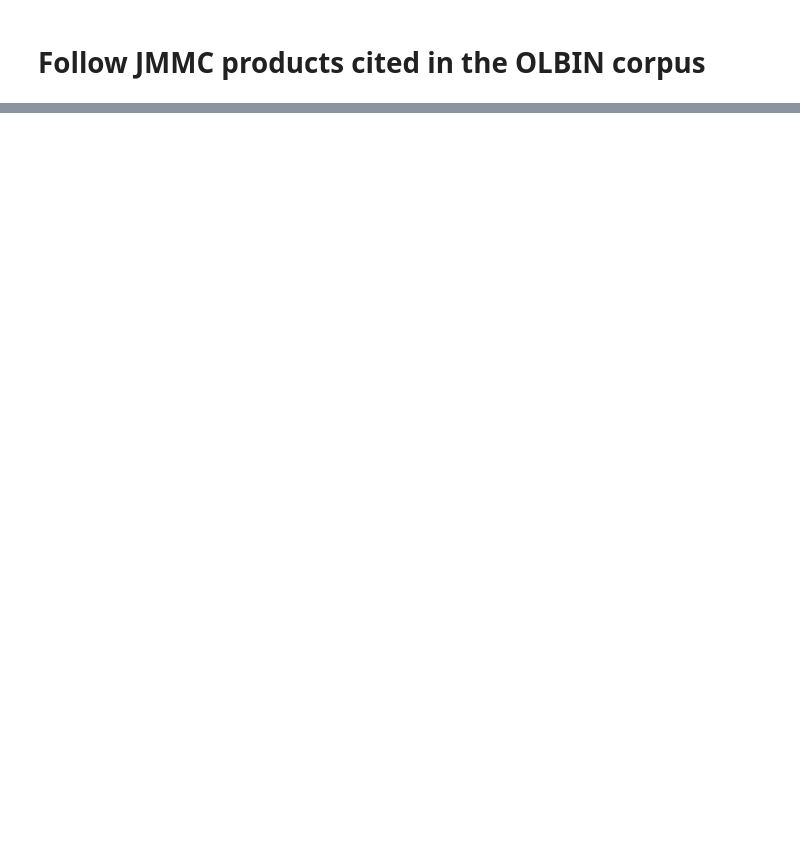
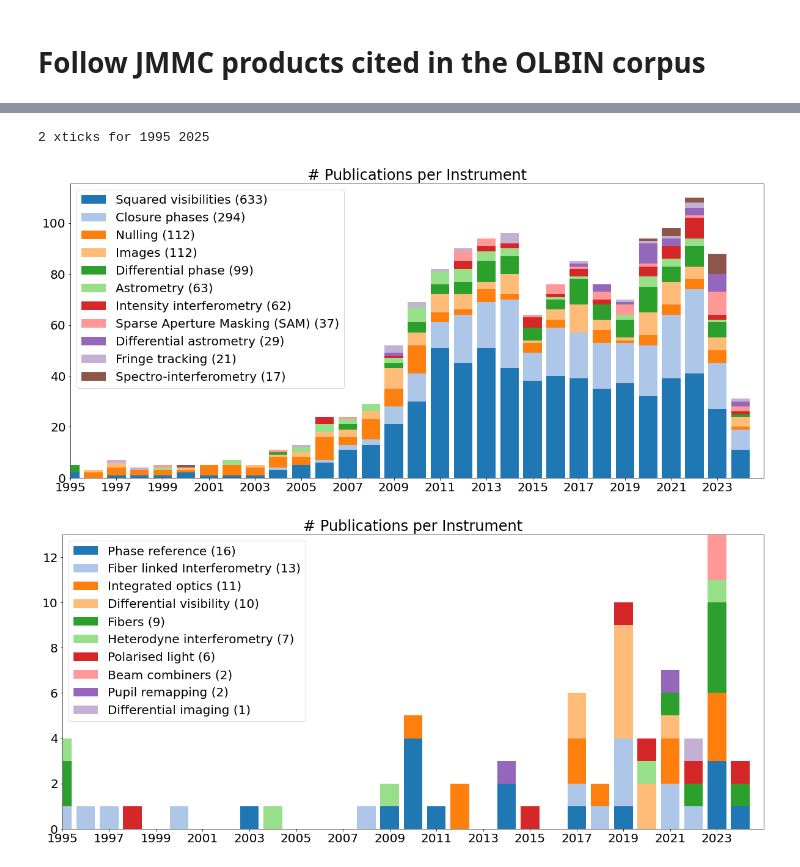
Before and after one commit to JMMC-OpenDev/jmmc-python-snippets, a Jupyter notebook: olbin-pubs.ipynb, the cells around one changed output, grey strips where cells are left out. Drawn from its saved outputs; the diff is of its cells as text; code cells hidden in the pictures; blank space fills up the shorter version.

```diff
--- a/olbin-pubs.ipynb
+++ b/olbin-pubs.ipynb
@@ -192,0 +200,6 @@ plotStackedOlbinTags( tags ,"JMMC's products in OLBIN's articles", 2003)
+# %%
+plotStackedOlbinTags(categories["Technique"], "# Publications per Instrument", 1995)
+# %% [output]
+2 xticks for 1995 2025
+[figure, added]
+[figure, added]
```
Also changed, not shown: parts of 5 cells of this notebook.
